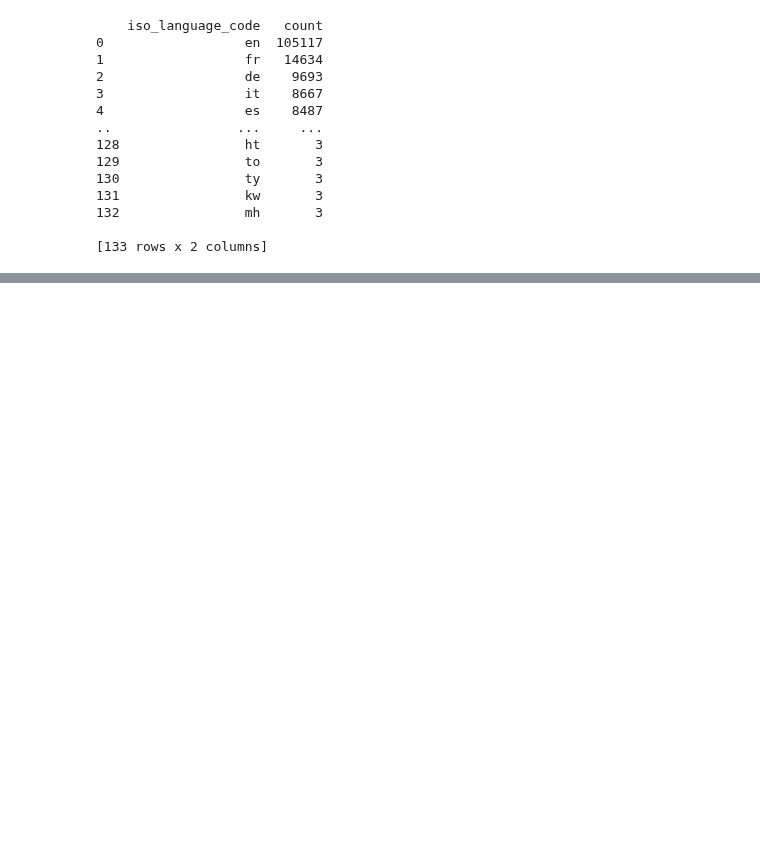
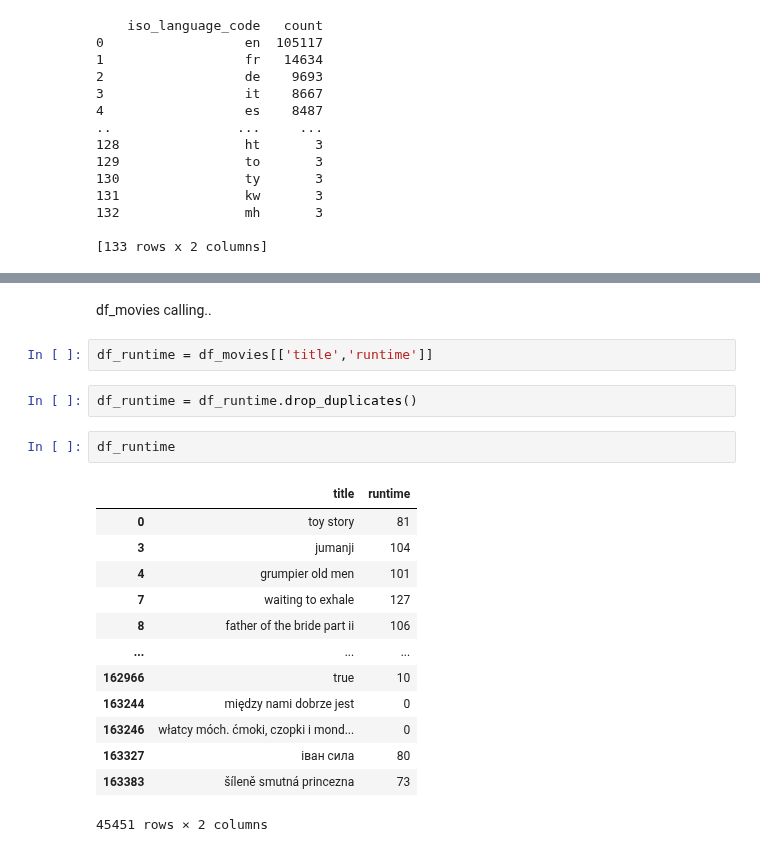
Before and after one commit to Lucaramallo/PI1_MLOps_Sistema_de_Recomendacion_Movies_ML, a Jupyter notebook: ETLs/Functios_testing/Functions_test.ipynb, the cells around one changed output, grey strips where cells are left out. Cells and saved outputs as stored; diff of their text form; blank space fills up the shorter version.

```diff
--- a/ETLs/Functios_testing/Functions_test.ipynb
+++ b/ETLs/Functios_testing/Functions_test.ipynb
@@ -255,0 +324,22 @@ df_language_counts.tail(20)
+# %% [markdown]
+df_movies calling..
+# %%
+df_runtime = df_movies[['title','runtime']]
+# %%
+df_runtime = df_runtime.drop_duplicates()
+# %%
+df_runtime
+# %% [output]
+|  | title | runtime |
+| 0 | toy story | 81 |
+| 3 | jumanji | 104 |
+| 4 | grumpier old men | 101 |
+| 7 | waiting to exhale | 127 |
+| 8 | father of the bride part ii | 106 |
+| ... | ... | ... |
+| 162966 | true | 10 |
+| 163244 | między nami dobrze jest | 0 |
+| 163246 | włatcy móch. ćmoki, czopki i mond... | 0 |
+| 163327 | іван сила | 80 |
+| 163383 | šíleně smutná princezna | 73 |
+45451 rows × 2 columns
```
Also changed, not shown: parts of 15 cells of this notebook, 4 other files.
